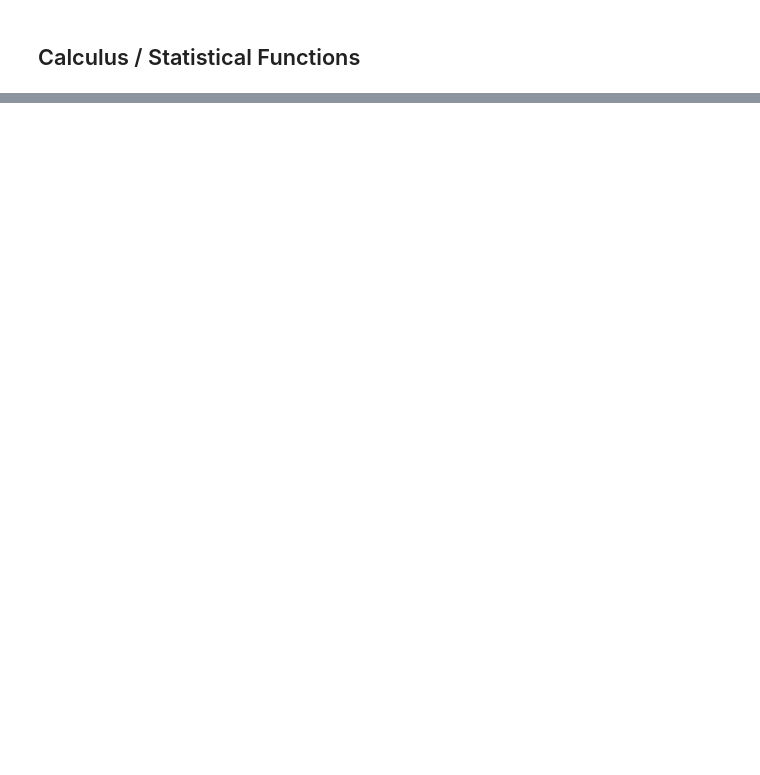
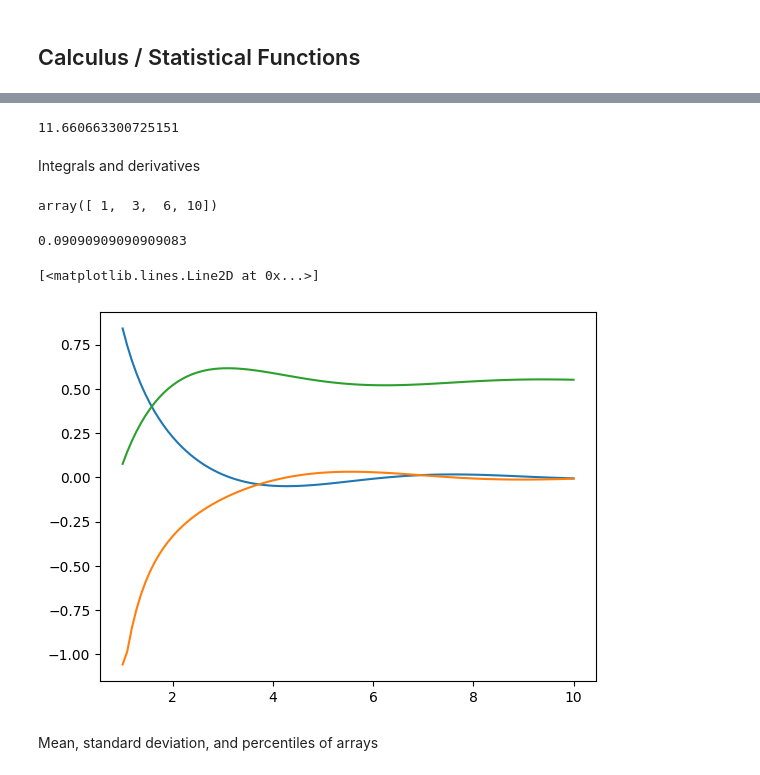
Before and after one commit to ashleysharp/codespaces-jupyter, a Jupyter notebook: notebooks/numpy.ipynb, the cells around one changed output, grey strips where cells are left out. Cells and saved outputs as stored; diff of their text form; code cells hidden in the pictures; blank space fills up the shorter version.

```diff
--- a/notebooks/numpy.ipynb
+++ b/notebooks/numpy.ipynb
@@ -74,0 +153,28 @@ List of many mathematical functions here: https://numpy.org/doc/stable/reference
+# %%
+np.percentile(a1, 80)
+# %% [output]
+11.660663300725151
+# %% [markdown]
+Integrals and derivatives
+# %%
+x = np.linspace(1, 10, 100)
+y = 1/x**2 * np.sin(x)
+dydx = np.gradient(y, x)
+y_int = np.cumsum(y) * (x[1] - x[0])
+# %%
+np.cumsum(np.array([1,2,3,4]))
+# %% [output]
+array([ 1,  3,  6, 10])
+# %%
+x[1] - x[0]
+# %% [output]
+0.09090909090909083
+# %%
+plt.plot(x,y)
+plt.plot(x, dydx)
+plt.plot(x, y_int)
+# %% [output]
+[<matplotlib.lines.Line2D at 0x...>]
+[figure, added]
+# %% [markdown]
+Mean, standard deviation, and percentiles of arrays
```
Also changed, not shown: parts of 22 cells of this notebook, 1 other file.
